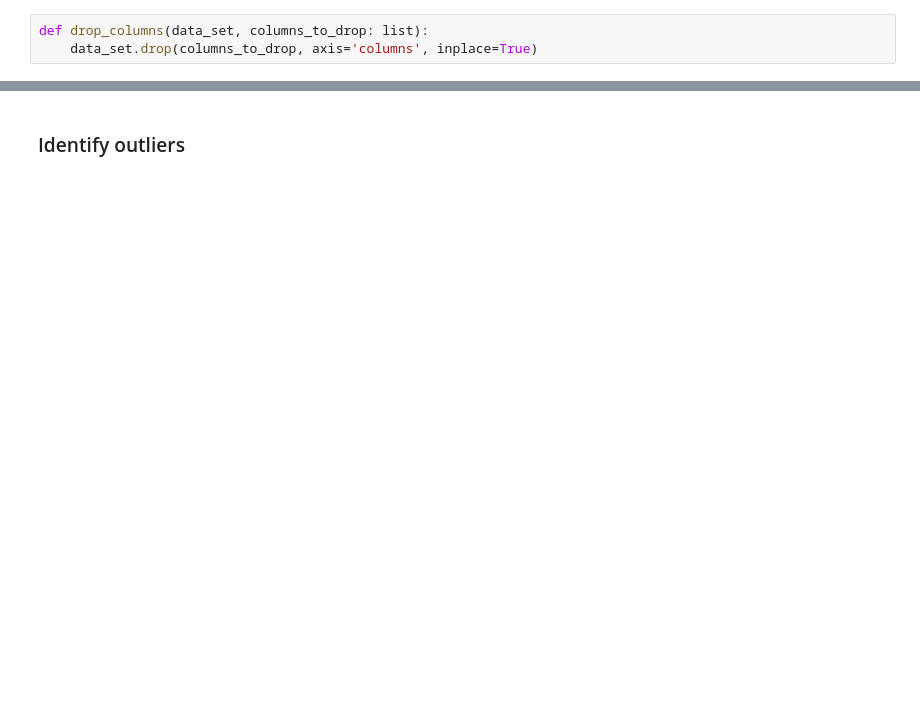
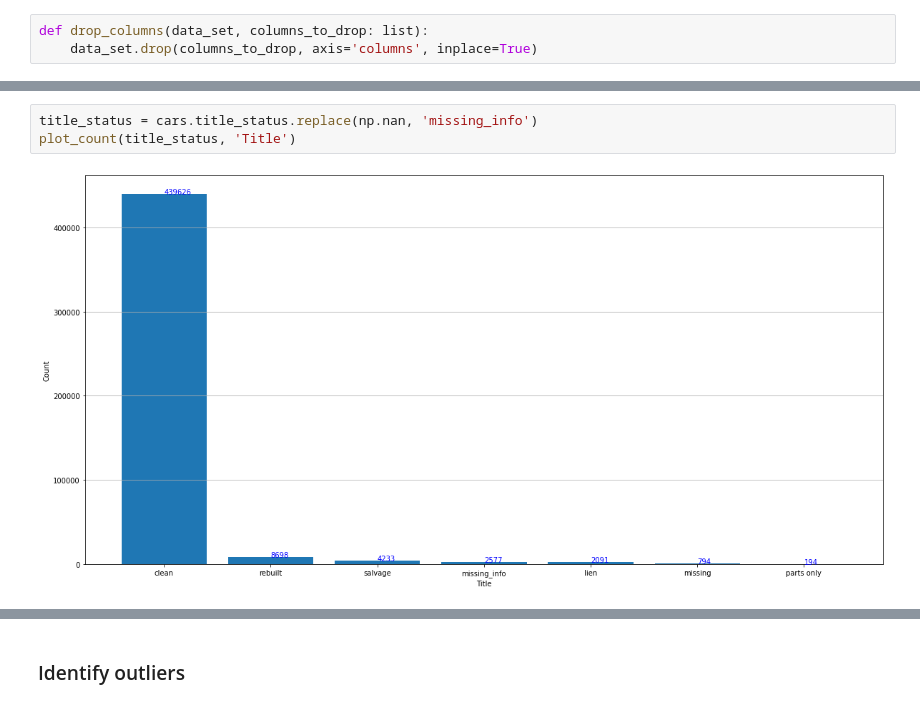
Before and after one commit to ulmii/machine-learning, a Jupyter notebook: 4/carprices.ipynb, the cells around one changed output, grey strips where cells are left out. Drawn from its saved outputs; the diff is of its cells as text; blank space fills up the shorter version.

```diff
--- a/4/carprices.ipynb
+++ b/4/carprices.ipynb
@@ -74,0 +120,5 @@ data_set.head()
+# %%
+title_status = cars.title_status.replace(np.nan, 'missing_info')
+plot_count(title_status, 'Title')
+# %% [output]
+[figure, added]
```
Also changed, not shown: parts of 19 cells of this notebook.
